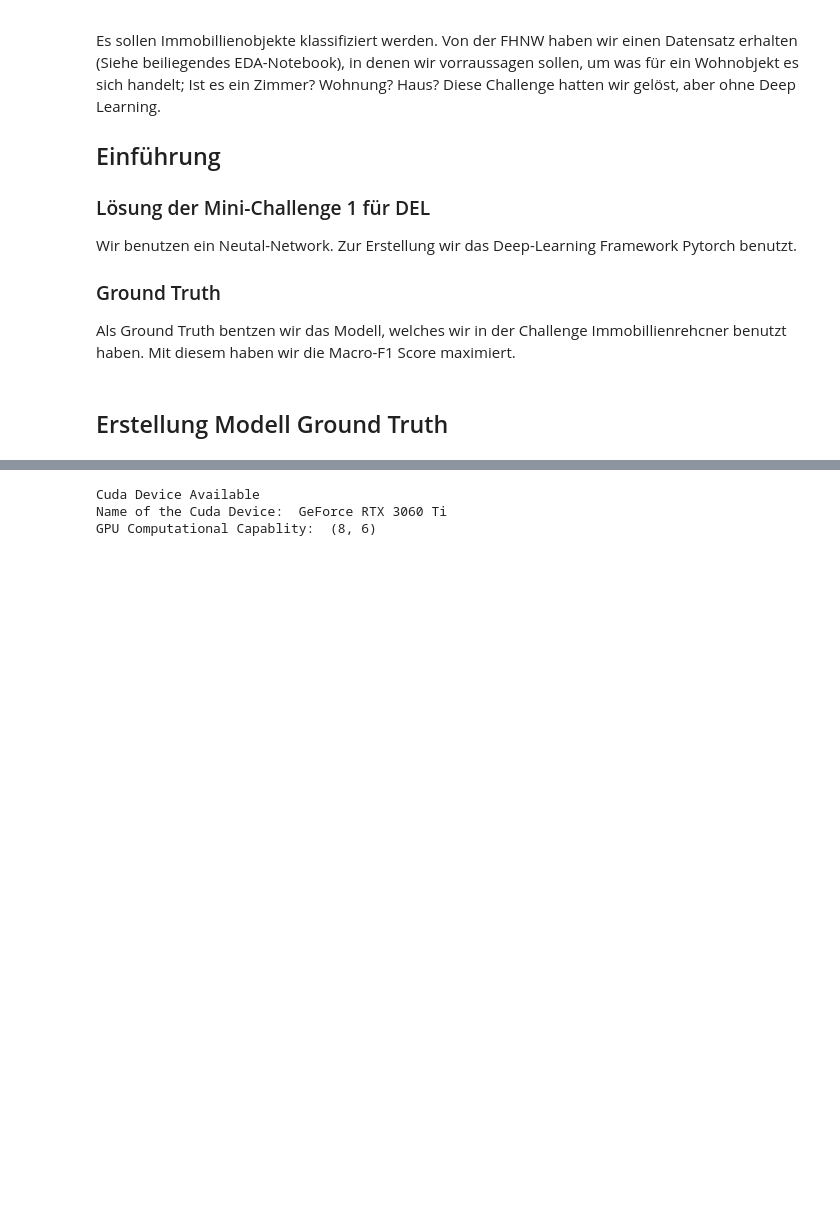
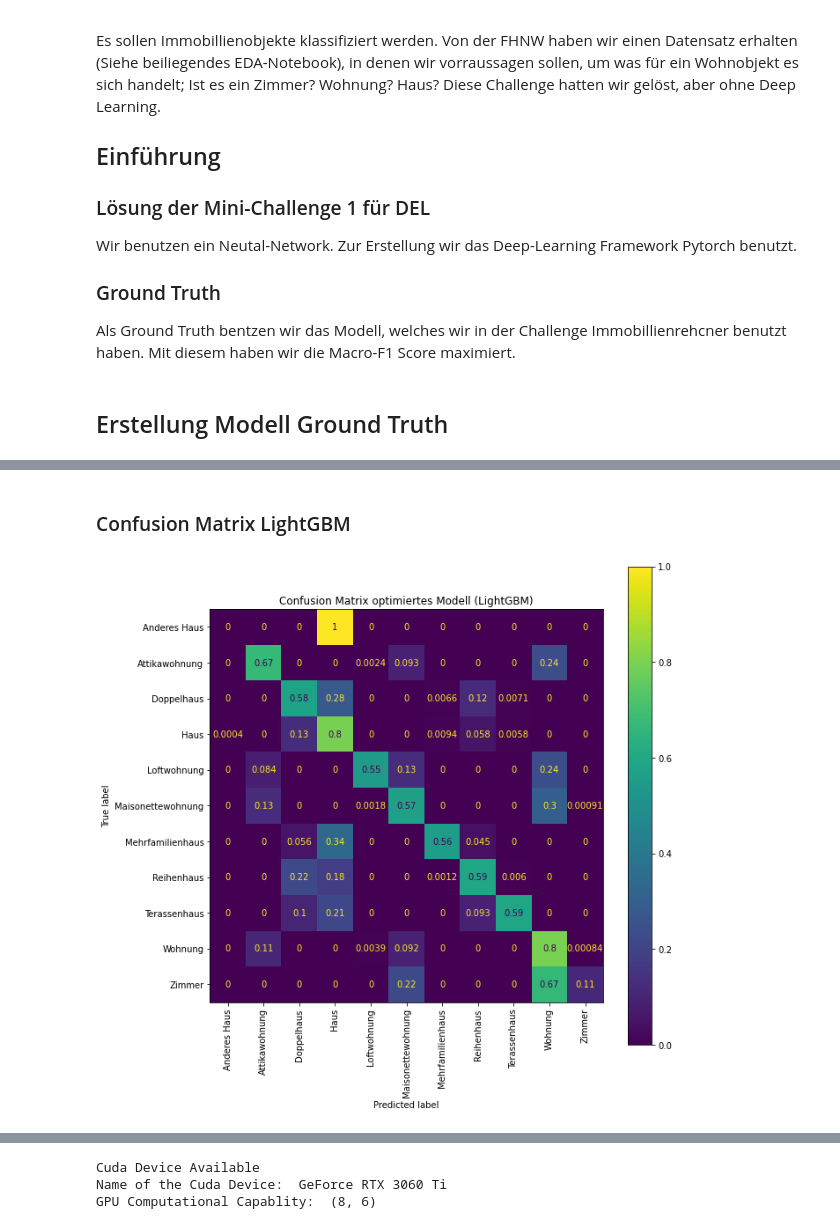
Before and after one commit to kenfus/del-immoobjekte-klassifizierung, a Jupyter notebook: main.ipynb, the cells around one changed output, grey strips where cells are left out. Drawn from its saved outputs; the diff is of its cells as text; code cells hidden in the pictures; blank space fills up the shorter version.

```diff
--- a/main.ipynb
+++ b/main.ipynb
@@ -30,12 +54,11 @@ csv_data.head()
 # %%
 csv_data_fe = csv_data.copy()
-csv_data_fe['Zip'] = (csv_data_fe['Zip']/100).astype('int8')
-prepro = preprocessing.preprocessor(csv_data_fe, y_var='GroupNameDe', method_to_encode='onehot_encode', cols_to_drop=['Id', 'LastUpdate', 'Locality', 'StreetAndNr', 'Longitude', 'Latitude', 'HouseObject', 'RealEstateTypeId'],
-                                    numbers_to_encode=['Zip'], test_frac= 0.1)
+## Drop der Reihen mit nur NAs:
+csv_data_fe = csv_data_fe[csv_data_fe['TravelTimeMiv'].notna()].copy()
+csv_data_fe = csv_data_fe[csv_data_fe['StateShort'].notna()].copy()
+csv_data_fe = csv_data_fe[csv_data_fe['gde_area_settlement_percentage'].notna()].copy()
+
+# Zip vereinfachen:
+csv_data_fe['Zip'] = (csv_data_fe['Zip']/10).astype('int8')
+prepro = PreProcessor(csv_data_fe, y_var='GroupNameDe', method_to_encode='onehot_encode', cols_to_drop=['Id', 'LastUpdate', 'Locality', 'StreetAndNr', 'Longitude', 'Latitude', 'HouseObject',              'RealEstateTypeId'], numbers_to_encode=['Zip'], test_frac= 0.2, remove_skew_by_boxcox = True)
 prepro.preprocess()
-
-X_train = prepro.X_train
-X_test = prepro.X_test
-
-y_train = prepro.y_train
-y_test = prepro.y_test
@@ -42,5 +98,5 @@ y_test = prepro.y_test
 # %%
 ros = RandomOverSampler(random_state = 69)
-X_random_, y_random_ = ros.fit_resample(X_train, y_train)
-X_random = X_random_.sample(len(X_train), random_state = 69)
+X_random_, y_random_ = ros.fit_resample(prepro.X_train, prepro.y_train)
+X_random = X_random_.sample(len(prepro.X_train), random_state = 69)
 y_random = y_random_.iloc[X_random.index]
@@ -56,0 +156,9 @@ lgbc_y_pred_best = lgbc_best.predict(X_test)
+# %% [markdown]
+### Confusion Matrix LightGBM
+# %%
+fig, ax = plt.subplots(figsize=(10, 10))
+sklearn.metrics.plot_confusion_matrix(lgbc_best, prepro.X_test, prepro.y_test, normalize = 'true', xticks_rotation='vertical', ax = ax)
+plt.title('Confusion Matrix optimiertes Modell (LightGBM)')
+plt.show()
+# %% [output]
+[figure, added]
```
Also changed, not shown: parts of 26 cells of this notebook, 1 other file.
